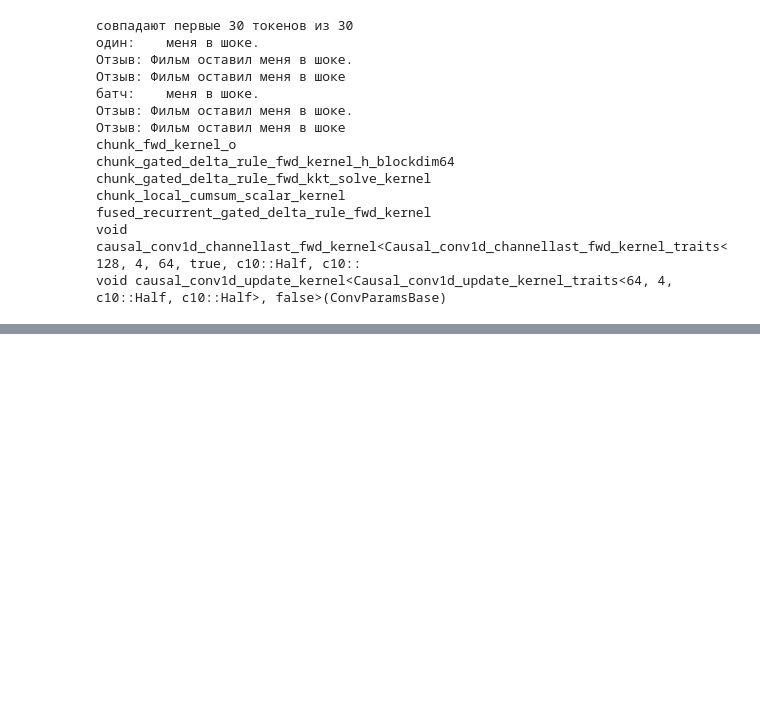
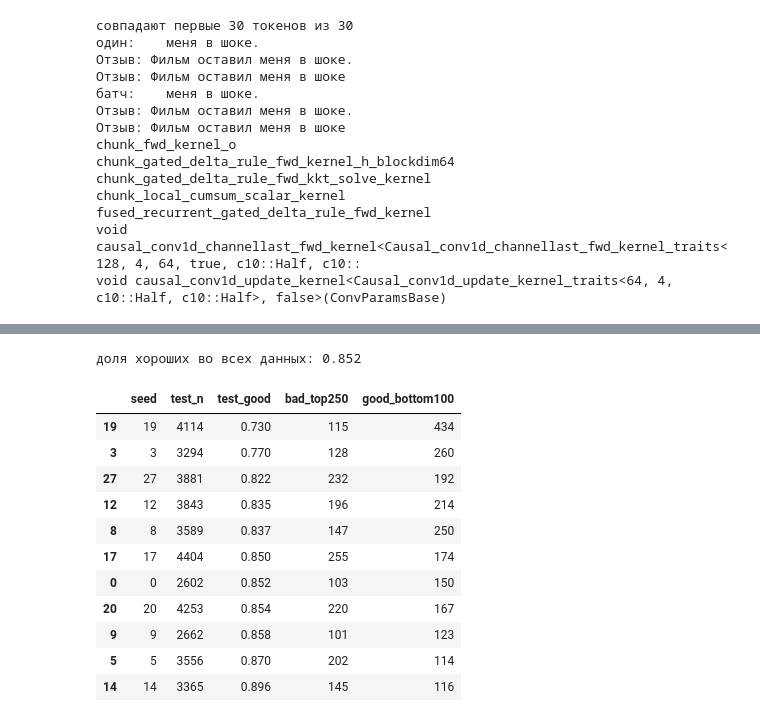
Before and after one commit to Erygfry/RLHF-vs-DPO, a Jupyter notebook: test.ipynb, the cells around one changed output, grey strips where cells are left out. Saved outputs shown, nothing was run; the diff lists cells and outputs as text; code cells hidden in the pictures; blank space fills up the shorter version.

```diff
--- a/test.ipynb
+++ b/test.ipynb
@@ -415,0 +598,36 @@ void causal_conv1d_update_kernel<Causal_conv1d_update_kernel_traits<64, 4, c10::
+# %%
+def make_split(seed):
+    sgkf = StratifiedGroupKFold(n_splits=10, shuffle=True, random_state=seed)
+    fold = np.zeros(len(df), dtype=int)
+    for k, (_, idx) in enumerate(sgkf.split(df, df["label"], groups=df["movie_name"])):
+        fold[idx] = k
+    return np.where(fold == 0, "test", np.where(fold == 1, "val", "train"))
+
+rows = []
+for seed in range(30):
+    t = df[make_split(seed) == "test"]
+    rows.append({
+        "seed": seed,
+        "test_n": len(t),
+        "test_good": round(t["label"].mean(), 3),
+        "bad_top250": int(((t["part"] == "top250") & (t["label"] == 0)).sum()),
+        "good_bottom100": int(((t["part"] == "bottom100") & (t["label"] == 1)).sum()),
+    })
+
+cand = pd.DataFrame(rows)
+print("доля хороших во всех данных:", round(df["label"].mean(), 3))
+cand[(cand["bad_top250"] >= 100) & (cand["good_bottom100"] >= 100)].sort_values("test_good")
+# %% [output]
+доля хороших во всех данных: 0.852
+|  | seed | test_n | test_good | bad_top250 | good_bottom100 |
+| 19 | 19 | 4114 | 0.730 | 115 | 434 |
+| 3 | 3 | 3294 | 0.770 | 128 | 260 |
+| 27 | 27 | 3881 | 0.822 | 232 | 192 |
+| 12 | 12 | 3843 | 0.835 | 196 | 214 |
+| 8 | 8 | 3589 | 0.837 | 147 | 250 |
+| 17 | 17 | 4404 | 0.850 | 255 | 174 |
+| 0 | 0 | 2602 | 0.852 | 103 | 150 |
+| 20 | 20 | 4253 | 0.854 | 220 | 167 |
+| 9 | 9 | 2662 | 0.858 | 101 | 123 |
+| 5 | 5 | 3556 | 0.870 | 202 | 114 |
+| 14 | 14 | 3365 | 0.896 | 145 | 116 |
```
Also changed, not shown: parts of 23 cells of this notebook.
